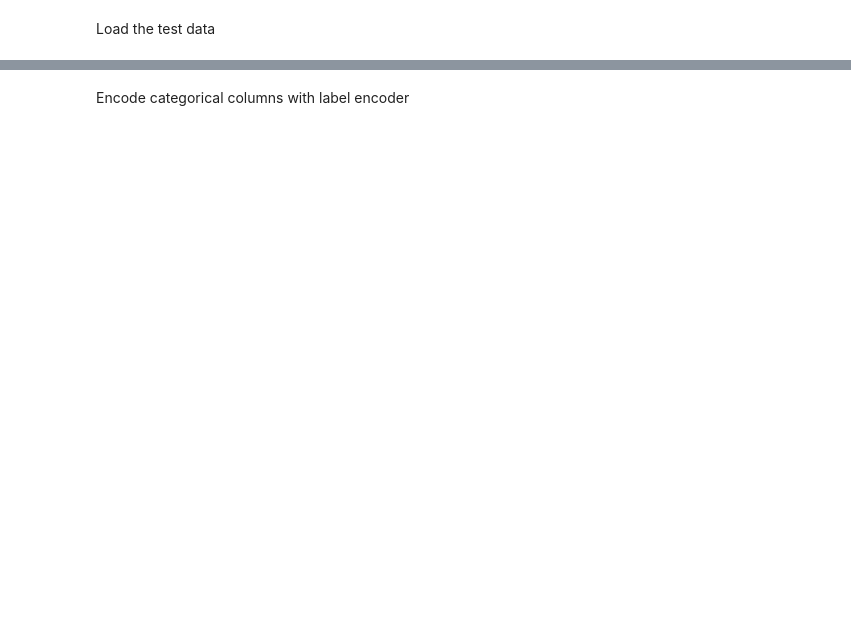
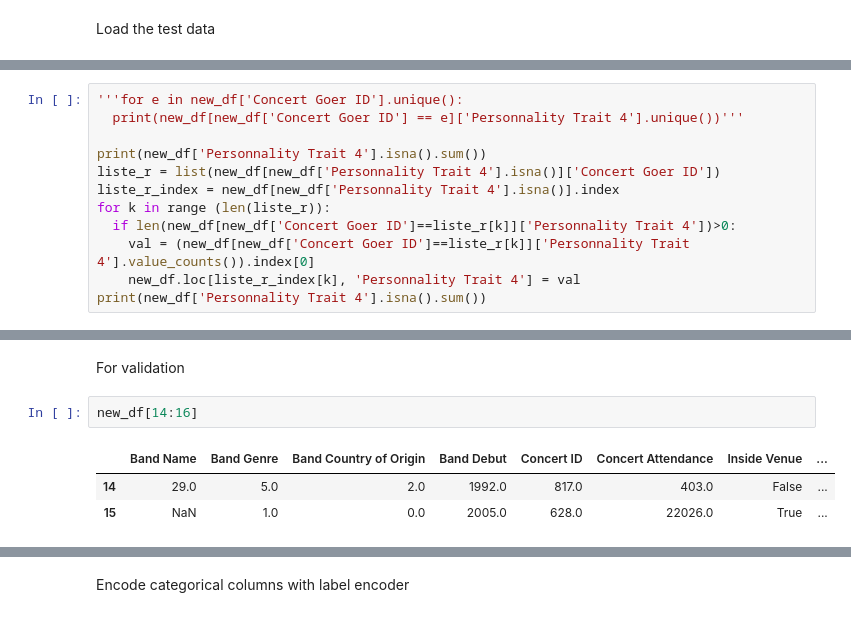
Before and after one commit to LaurePourcel/INF8245E, a Jupyter notebook: competi/ML_project.ipynb, the cells around one changed output, grey strips where cells are left out. Cells and saved outputs as stored; diff of their text form; blank space fills up the shorter version.

```diff
--- a/competi/ML_project.ipynb
+++ b/competi/ML_project.ipynb
@@ -119,0 +254,12 @@ X_train, X_test, y_train, y_test = train_test_split(X_train, y_train, test_size=
+# %%
+'''for e in new_df['Concert Goer ID'].unique():
+  print(new_df[new_df['Concert Goer ID'] == e]['Personnality Trait 4'].unique())'''
+
+print(new_df['Personnality Trait 4'].isna().sum())
+liste_r = list(new_df[new_df['Personnality Trait 4'].isna()]['Concert Goer ID'])
+liste_r_index = new_df[new_df['Personnality Trait 4'].isna()].index
+for k in range (len(liste_r)):
+  if len(new_df[new_df['Concert Goer ID']==liste_r[k]]['Personnality Trait 4'])>0:
+    val = (new_df[new_df['Concert Goer ID']==liste_r[k]]['Personnality Trait 4'].value_counts()).index[0]
+    new_df.loc[liste_r_index[k], 'Personnality Trait 4'] = val
+print(new_df['Personnality Trait 4'].isna().sum())
@@ -119,0 +338,8 @@ X_train, X_test, y_train, y_test = train_test_split(X_train, y_train, test_size=
+# %% [markdown]
+For validation
+# %%
+new_df[14:16]
+# %% [output]
+|  | Band Name | Band Genre | Band Country of Origin | Band Debut | Concert ID | Concert Attendance | Inside Venue | ... |
+| 14 | 29.0 | 5.0 | 2.0 | 1992.0 | 817.0 | 403.0 | False | ... |
+| 15 | NaN | 1.0 | 0.0 | 2005.0 | 628.0 | 22026.0 | True | ... |
```
Also changed, not shown: parts of 102 cells of this notebook.
